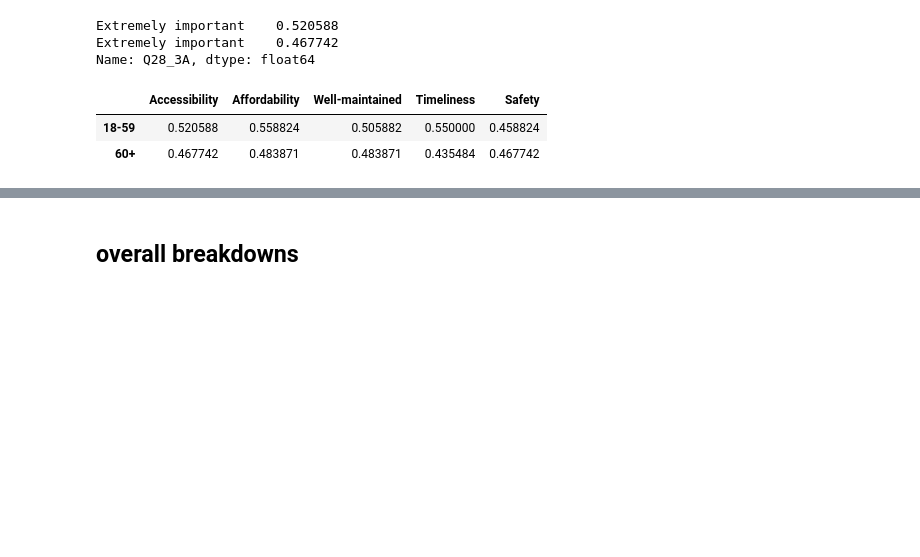
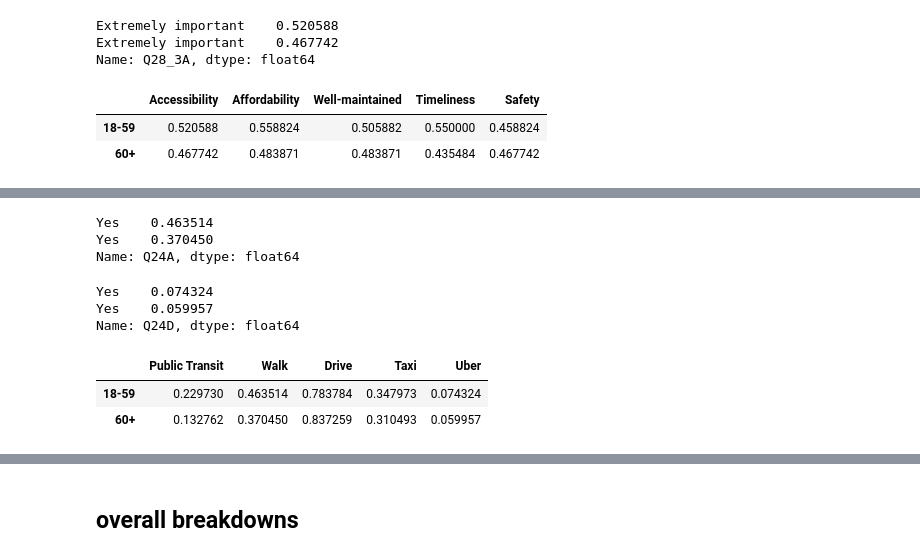
Before and after one commit to matthewasloan95/social-isolation-transportation, a Jupyter notebook: Cleaning-and-EDA.ipynb, the cells around one changed output, grey strips where cells are left out. Drawn from its saved outputs; the diff is of its cells as text; code cells hidden in the pictures; blank space fills up the shorter version.

```diff
--- a/Cleaning-and-EDA.ipynb
+++ b/Cleaning-and-EDA.ipynb
@@ -270,0 +288,54 @@ factor_importance
+# %%
+#Accessibility
+under_60_pub = df_2018[(df_2018['AGE4']!='60+') & (df_2018['Q24G'] == 'Yes')]['Q24G'].value_counts() / df_2018[df_2018['AGE4']!='60+']['Q24G'].value_counts().sum()
+sixty_plus_pub = df_2018[(df_2018['AGE4']=='60+') & (df_2018['Q24G'] == 'Yes')]['Q24G'].value_counts() / df_2018[df_2018['AGE4']=='60+']['Q24G'].value_counts().sum()
+
+#Affordability
+under_60_walk =df_2018[(df_2018['AGE4']!='60+') & (df_2018['Q24A'] == 'Yes')]['Q24A'].value_counts() / df_2018[df_2018['AGE4']!='60+']['Q24A'].value_counts().sum()
+sixty_plus_walk = df_2018[(df_2018['AGE4']=='60+') & (df_2018['Q24A'] == 'Yes')]['Q24A'].value_counts() / df_2018[df_2018['AGE4']=='60+']['Q24A'].value_counts().sum()
+
+#Well-maintained
+under_60_drive = df_2018[(df_2018['AGE4']!='60+') & (df_2018['Q24B'] == 'Yes')]['Q24B'].value_counts() / df_2018[df_2018['AGE4']!='60+']['Q24B'].value_counts().sum()
+sixty_plus_drive = df_2018[(df_2018['AGE4']=='60+') & (df_2018['Q24B'] == 'Yes')]['Q24B'].value_counts() / df_2018[df_2018['AGE4']=='60+']['Q24B'].value_counts().sum()
+
+#Timeliness
+under_60_taxi = df_2018[(df_2018['AGE4']!='60+') & (df_2018['Q24C'] == 'Yes')]['Q24C'].value_counts() / df_2018[df_2018['AGE4']!='60+']['Q24C'].value_counts().sum()
+sixty_plus_taxi = df_2018[(df_2018['AGE4']=='60+') & (df_2018['Q24C'] == 'Yes')]['Q24C'].value_counts() / df_2018[df_2018['AGE4']=='60+']['Q24C'].value_counts().sum()
+
+#Safety
+under_60_uber =df_2018[(df_2018['AGE4']!='60+') & (df_2018['Q24D'] == 'Yes')]['Q24D'].value_counts() / df_2018[df_2018['AGE4']!='60+']['Q24D'].value_counts().sum()
+sixty_plus_uber = df_2018[(df_2018['AGE4']=='60+') & (df_2018['Q24D'] == 'Yes')]['Q24D'].value_counts() / df_2018[df_2018['AGE4']=='60+']['Q24D'].value_counts().sum()
+
+#special trans
+
+#no leave
+# %%
+pub_trans = under_60_pub.append(sixty_plus_pub)
+walk = under_60_walk.append(sixty_plus_walk)
+drive = under_60_drive.append(sixty_plus_drive)
+taxi = under_60_taxi.append(sixty_plus_taxi)
+uber = under_60_uber.append(sixty_plus_uber)
+walk
+# %% [output]
+Yes    0.463514
+Yes    0.370450
+Name: Q24A, dtype: float64
+# %%
+uber
+# %% [output]
+Yes    0.074324
+Yes    0.059957
+Name: Q24D, dtype: float64
+# %%
+#Make a new dataframe with all the factor
+mode_frame = pd.DataFrame({'Public Transit': pub_trans,
+                   'Walk': walk, 'Drive': drive, 'Taxi': taxi, 'Uber': uber
+                          })
+
+#Rename the rows to the respective age groups
+mode_frame = mode_frame.set_axis(['18-59','60+'],axis=0)
+mode_frame
+# %% [output]
+|  | Public Transit | Walk | Drive | Taxi | Uber |
+| 18-59 | 0.229730 | 0.463514 | 0.783784 | 0.347973 | 0.074324 |
+| 60+ | 0.132762 | 0.370450 | 0.837259 | 0.310493 | 0.059957 |
```
Also changed, not shown: parts of 46 cells of this notebook.
